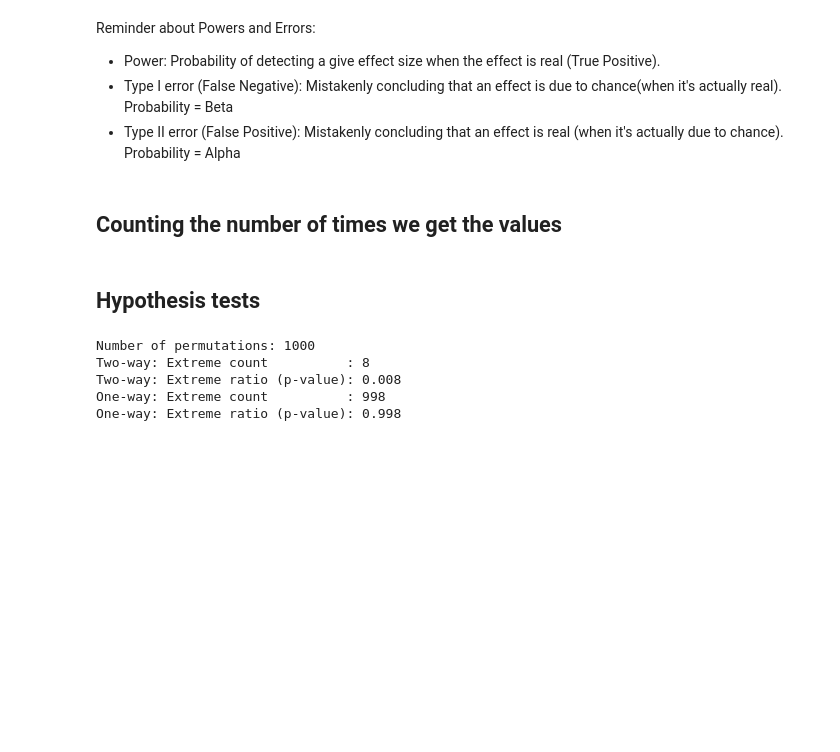
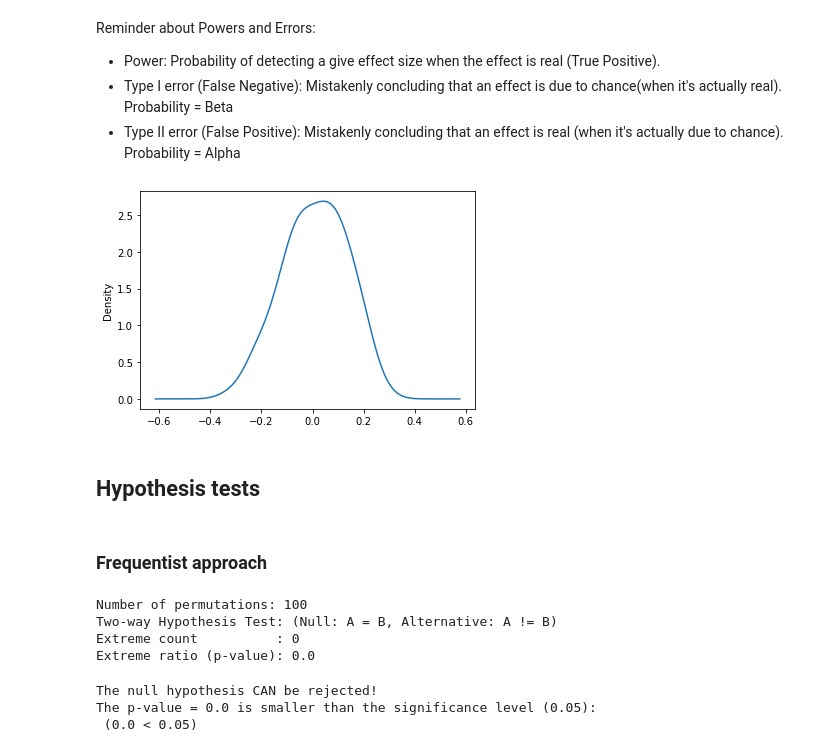
Before and after one commit to valentindbdg/AB-testing, a Jupyter notebook: AB_testing.ipynb, the cells around one changed output. Cells and saved outputs as stored; diff of their text form; code cells hidden in the pictures; blank space fills up the shorter version.

```diff
--- a/AB_testing.ipynb
+++ b/AB_testing.ipynb
@@ -127,3 +137,9 @@ df.head()
 | 2 | 661590 | 2017-01-11 16:55:06.154213 | treatment | new_page | 0 |
 | 3 | 853541 | 2017-01-08 18:28:03.143765 | treatment | new_page | 0 |
 | 4 | 864975 | 2017-01-21 01:52:26.210827 | control | old_page | 1 |
+# %%
+import random
+for row in df.itertuples():
+    r = random.randint(0,150)
+    if r == 1 and df.at[row.Index, "group"] == 'treatment':
+        df.at[row.Index, "converted"] = 1
@@ -200,21 +233,36 @@ Name: week, dtype: int64
 ## Defining Variables
 # %%
 # Variables that fully define the A/B test results
-a = 1000 # Number of subjects in group A
-b = 2000 # Number of subjects in group B
-t = a + b # Total number of subjects (A+B)
 
-a_yes = 30 # Yes count in group A
-b_yes = 100 # Yes count in group B
+NUM_WEEKS = number_of_week.shape[0]
+experiment_data = df[df['week'] <= NUM_WEEKS]
+control = experiment_data[experiment_data['group'] == 'control']
+treatment = experiment_data[experiment_data['group'] == 'treatment']
 
-#Computer remaining A/B test results
+a = treatment['converted'].count() # Number of subjects in treatment group
+b = control['converted'].count() # Number of subjects in control group
+t = a+b #total nummber of subjects in the experiment
+
+a_yes = treatment['converted'].sum() # Yes count in treatment group
+b_yes = control['converted'].sum() # Yes count in control group
+
+#Compute remaining A/B test results
 t_yes = a_yes + b_yes # Total yes count
 t_no = t - t_yes # Total no count
-a_yes_pc = 100* a_yes / a # Yes percentage in A
-b_yes_pc = 100* b_yes / b # Yes percentage in B
+a_yes_pc = 100* a_yes / a # Yes percentage in treatment group
+b_yes_pc = 100* b_yes / b # Yes percentage in control group
 
 # A/B testing Statistic: Yes percentage difference (A-B)
 ab_yes_pc = a_yes_pc - b_yes_pc
 
-print(f'Observed Yes rate: B: {b_yes_pc} %, A-B: {ab_yes_pc} %, \n Total counts: Yes: {t_yes}, No: {t_no}')
+print(f"- Nb. of unique user_id in experiment: {t}")
+print(f"- Nb. of total entries in experiment: {df.shape[0]}")
+if t != df.shape[0]:
+    print("WARNING!: The number of unique user_id and total entries in the experiment is different!")
+
+print(f"- Nb. of users in treatment group: {a}")
+print(f"- Nb. users in control group: {b}")
+print(f"- Duration of the Experiment: {data_duration} days.")
+
+print(f'- Observed Yes rate for A (treatment conversion rate): {round(a_yes_pc,2)}% \n- Observed Yes rate for B (control conversion rate): {round(b_yes_pc,2)}%, \n- A-B (Lift): {round(ab_yes_pc, 2)}%, \n- Total counts: Yes: {t_yes}, No: {t_no}')
 # %% [output]
@@ -225,7 +282,7 @@ seed(2) # For reproducible results
 
 bag = [1]*t_yes + [0]*t_no #S1 : create a bag with all the data
 
-p = 1000 # number of permutations
+p = 100 # number of permutations
 perm_res = [0]*p # list for permutation results
 
 for i in range (p):
@@ -244,29 +301,45 @@ Reminder about Powers and Errors:
 - Power: Probability of detecting a give effect size when the effect is real (True Positive).
 - Type I error (False Negative): Mistakenly concluding that an effect is due to chance(when it's actually real). Probability = Beta
 - Type II error (False Positive): Mistakenly concluding that an effect is real (when it's actually due to chance). Probability = Alpha
-# %% [markdown]
-## Counting the number of times we get the values
 # %%
 # Transform list to pandas series:
 perm_res_s = pd.Series(perm_res)
 #print(pd.pivot_table(perm_res_s.value_counts().reset_index(), values = 0, columns = "index").to_string(index=False))
+#ax = perm_res_s.plot.hist(bins=100, alpha=1)
+ax1= perm_res_s.plot.kde()
+# %% [output]
+[figure, added]
 # %% [markdown]
 ## Hypothesis tests
+# %% [markdown]
+### Frequentist approach
 # %%
 # Two-way hypothesis test (Null: A = B, Alternative: A != B)
 extreme_count = sum(perm_res_s.abs() >= abs(ab_yes_pc))
+p_value = extreme_count / p
 
 # One-way hypothesis test (Null: A <= B, Alternative: A > B)
 pos_extreme_count = sum(perm_res_s >= ab_yes_pc)
 
+
 print("Number of permutations:", p,
-     "\nTwo-way: Extreme count          :", extreme_count,
-     "\nTwo-way: Extreme ratio (p-value):", extreme_count / p,
-     "\nOne-way: Extreme count          :", pos_extreme_count,
-     "\nOne-way: Extreme ratio (p-value):", pos_extreme_count / p)
+    "\nTwo-way Hypothesis Test: (Null: A = B, Alternative: A != B)"
+    "\nExtreme count          :", extreme_count,
+    "\nExtreme ratio (p-value):", p_value,
+   #  "\nOne-way: Extreme count          :", pos_extreme_count,
+   #  "\nOne-way: Extreme ratio (p-value):", pos_extreme_count / p)
+    "\n")
 # %% [output]
-Number of permutations: 1000
-Two-way: Extreme count          : 8
-Two-way: Extreme ratio (p-value): 0.008
-One-way: Extreme count          : 998
-One-way: Extreme ratio (p-value): 0.998
+Number of permutations: 100
+Two-way Hypothesis Test: (Null: A = B, Alternative: A != B)
+Extreme count          : 0
+Extreme ratio (p-value): 0.0
+# %%
+if p_value > alpha:
+    print(f"The null hypothesis CANNOT be rejected! \nThe p-value is bigger than the significance level (0.05):\n ({p_value} > {alpha})")
+else:
+        print(f"The null hypothesis CAN be rejected! \nThe p-value = {round(p_value,10)} is smaller than the significance level (0.05):\n ({p_value} < {alpha})")
+# %% [output]
+The null hypothesis CAN be rejected!
+The p-value = 0.0 is smaller than the significance level (0.05):
+ (0.0 < 0.05)
```
Also changed, not shown: parts of 44 cells of this notebook.
